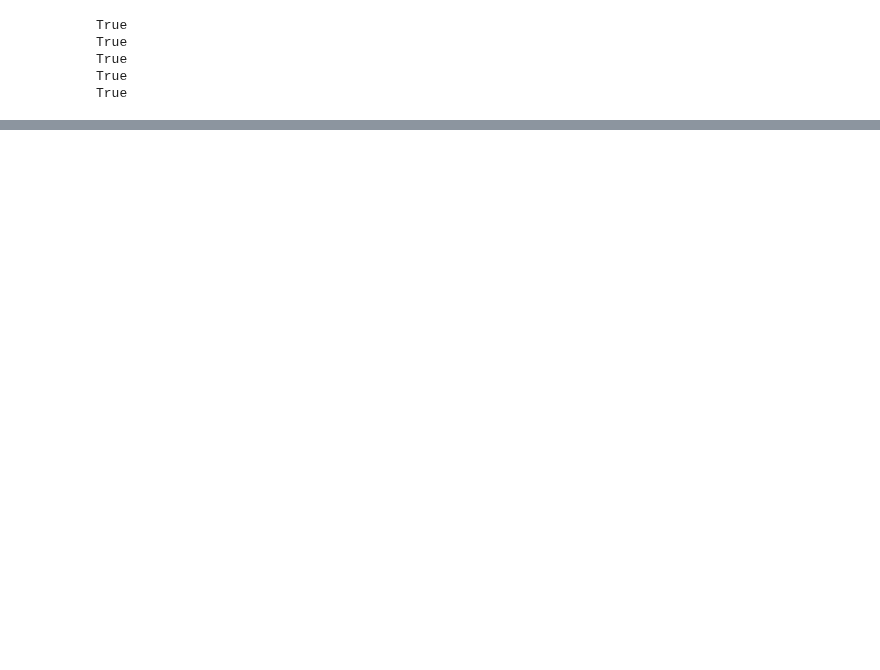
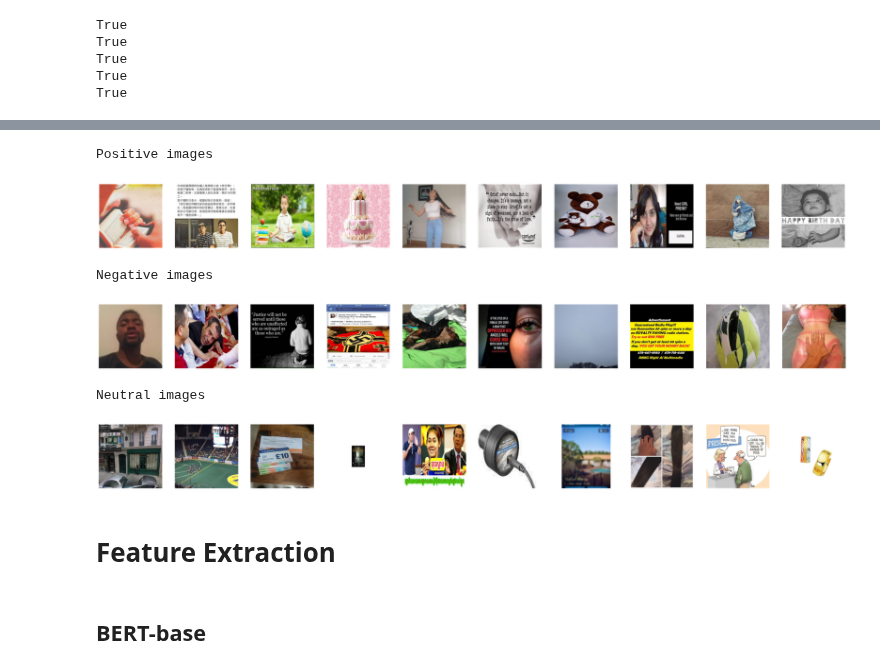
Before and after one commit to nhmt120/multimodal-sentiment-analysis, a Jupyter notebook: mvsa-read-data.ipynb, the cells around one changed output, grey strips where cells are left out. Drawn from its saved outputs; the diff is of its cells as text; code cells hidden in the pictures; blank space fills up the shorter version.

```diff
--- a/mvsa-read-data.ipynb
+++ b/mvsa-read-data.ipynb
@@ -211,17 +253,18 @@ def load_mvsa_data(path):
 # %%
-# print('Number of text-image pair in MVSA-Single:', mvsa_single_multimodal_labels.shape[0])
+print('Number of text-image pair in MVSA-Single:', num_mvsa_single)
 
-# mvsa_single_invalid_indices = []
-# mvsa_single_invalid_indices.extend(mvsa_single_texts_duplicated_indices)
-# mvsa_single_invalid_indices.extend(mvsa_single_images_invalid_indices) # corrupted images
-# mvsa_single_invalid_indices.extend(mvsa_single_multimodal_labels_invalid_indices)
-# mvsa_single_invalid_indices = list(set(mvsa_single_invalid_indices))
-# print('Number of invalid data in MVSA-Single:', len(mvsa_single_invalid_indices))
+mvsa_single_invalid_indices = []
+mvsa_single_invalid_indices.extend(mvsa_single_texts_duplicated_indices)
+mvsa_single_invalid_indices.extend(mvsa_single_images_invalid_indices) # corrupted images
+mvsa_single_invalid_indices.extend(mvsa_single_multimodal_labels_invalid_indices)
+mvsa_single_invalid_indices = list(set(mvsa_single_invalid_indices))
+print('Number of invalid data in MVSA-Single:', len(mvsa_single_invalid_indices))
 
-# mvsa_single_texts_valid = remove_invalid(mvsa_single_texts, mvsa_single_invalid_indices)
-# mvsa_single_images_valid = remove_invalid(mvsa_single_images, mvsa_single_invalid_indices)
-# mvsa_single_multimodal_labels_valid = remove_invalid(mvsa_single_multimodal_labels, mvsa_single_invalid_indices)
-# mvsa_single_text_labels_valid = remove_invalid(mvsa_single_text_labels, mvsa_single_invalid_indices)
-# mvsa_single_image_labels_valid = remove_invalid(mvsa_single_image_labels, mvsa_single_invalid_indices)
+mvsa_single_texts_valid = remove_invalid(mvsa_single_texts, mvsa_single_invalid_indices)
+mvsa_single_images_valid = remove_invalid(mvsa_single_images, mvsa_single_invalid_indices)
+mvsa_single_multimodal_labels_valid = remove_invalid(mvsa_single_multimodal_labels, mvsa_single_invalid_indices)
+mvsa_single_text_labels_valid = remove_invalid(mvsa_single_text_labels, mvsa_single_invalid_indices)
+mvsa_single_image_labels_valid = remove_invalid(mvsa_single_image_labels, mvsa_single_invalid_indices)
 
-# print('Number of text-image pair in MVSA-Single after removing invalid data:', mvsa_single_texts_valid.shape[0])
+num_mvsa_single_valid = len(mvsa_single_texts_valid)
+print('Number of text-image pair in MVSA-Single after removing invalid data:', num_mvsa_single_valid)
@@ -311,0 +440,46 @@ True
+# %%
+positive_image_indices = [i for i in range(num_mvsa_single_valid) if mvsa_single_image_labels_valid[i] == 'positive']
+negative_image_indices = [i for i in range(num_mvsa_single_valid) if mvsa_single_image_labels_valid[i] == 'negative']
+neutral_image_indices = [i for i in range(num_mvsa_single_valid) if mvsa_single_image_labels_valid[i] == 'neutral']
+# %%
+rows = 1
+columns = 10
+
+fig = plt.figure(figsize=(30, 5))
+print('Positive images')
+for i in range(10):
+    fig.add_subplot(rows, columns, i + 1)
+    positive_image_indices
+    random_index = random.choice(positive_image_indices)
+    plt.imshow(mvsa_single_images_valid[random_index][:, :, ::-1])
+    plt.axis('off')
+plt.show()
+# %% [output]
+Positive images
+[figure, added]
+# %%
+fig = plt.figure(figsize=(35, 10))
+print('Negative images')
+for i in range(10):
+    fig.add_subplot(rows, columns, i + 1)
+    random_index = random.choice(negative_image_indices)
+    plt.imshow(mvsa_single_images_valid[random_index][:, :, ::-1])
+    plt.axis('off')
+plt.show()
+# %% [output]
+Negative images
+[figure, added]
+# %%
+fig = plt.figure(figsize=(35, 10))
+print('Neutral images')
+for i in range(10):
+    fig.add_subplot(rows, columns, i + 1)
+    random_index = random.choice(neutral_image_indices)
+    plt.imshow(mvsa_single_images_valid[random_index][:, :, ::-1])
+    plt.axis('off')
+plt.show()
+# %% [output]
+Neutral images
+[figure, added]
+# %% [markdown]
+# Feature Extraction
@@ -311,0 +493,2 @@ True
+# %% [markdown]
+## BERT-base
```
Also changed, not shown: parts of 55 cells of this notebook.
